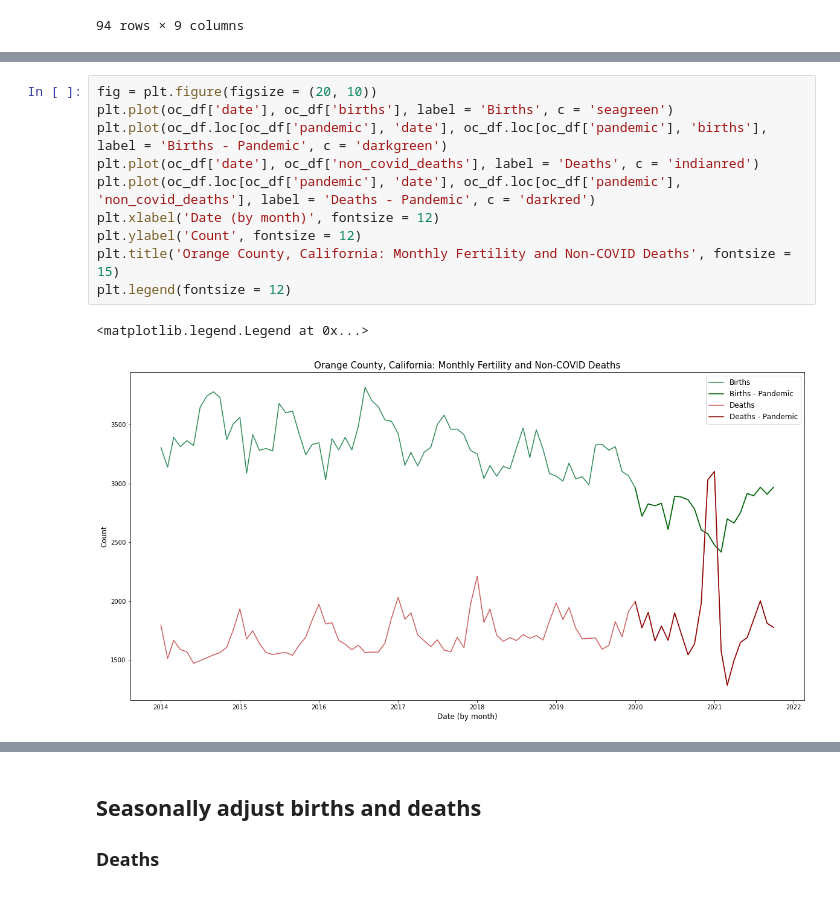
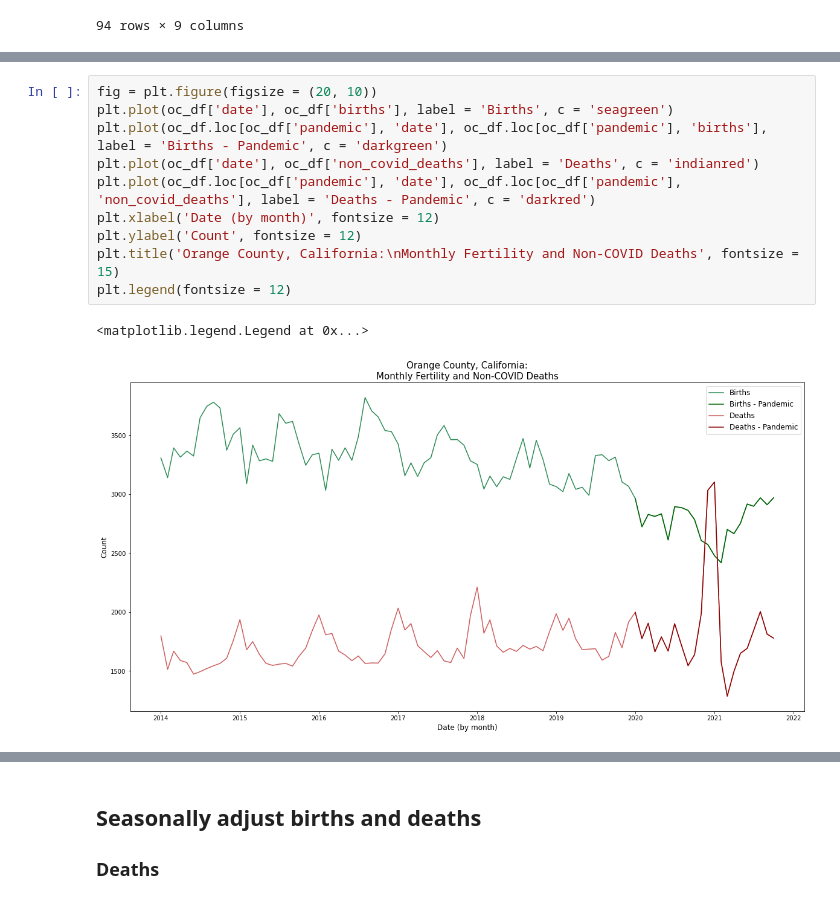
Before and after one commit to anushnap/data512-project, a Jupyter notebook: src/mortality_fertility_analysis.ipynb, the cells around one changed output, grey strips where cells are left out. Saved outputs shown, nothing was run; the diff lists cells and outputs as text.

```diff
--- a/src/mortality_fertility_analysis.ipynb
+++ b/src/mortality_fertility_analysis.ipynb
@@ -231,16 +231,16 @@ plt.legend(fontsize = 12)
 # %%
 fig = plt.figure(figsize = (20, 10))
 plt.plot(oc_df['date'], oc_df['births'], label = 'Births', c = 'seagreen')
 plt.plot(oc_df.loc[oc_df['pandemic'], 'date'], oc_df.loc[oc_df['pandemic'], 'births'], label = 'Births - Pandemic', c = 'darkgreen')
 plt.plot(oc_df['date'], oc_df['non_covid_deaths'], label = 'Deaths', c = 'indianred')
 plt.plot(oc_df.loc[oc_df['pandemic'], 'date'], oc_df.loc[oc_df['pandemic'], 'non_covid_deaths'], label = 'Deaths - Pandemic', c = 'darkred')
 plt.xlabel('Date (by month)', fontsize = 12)
 plt.ylabel('Count', fontsize = 12)
-plt.title('Orange County, California: Monthly Fertility and Non-COVID Deaths', fontsize = 15)
+plt.title('Orange County, California:\nMonthly Fertility and Non-COVID Deaths', fontsize = 15)
 plt.legend(fontsize = 12)
 # %% [output]
 <matplotlib.legend.Legend at 0x...>
-[figure, old version]
+[figure, new version]
 # %%
 fig = plt.figure(figsize = (20, 10))
 # plt.plot(oc_df['date'], oc_df['non_covid_deaths'], label = 'Deaths', c = 'black')
```
Also changed, not shown: parts of 3 cells of this notebook.
